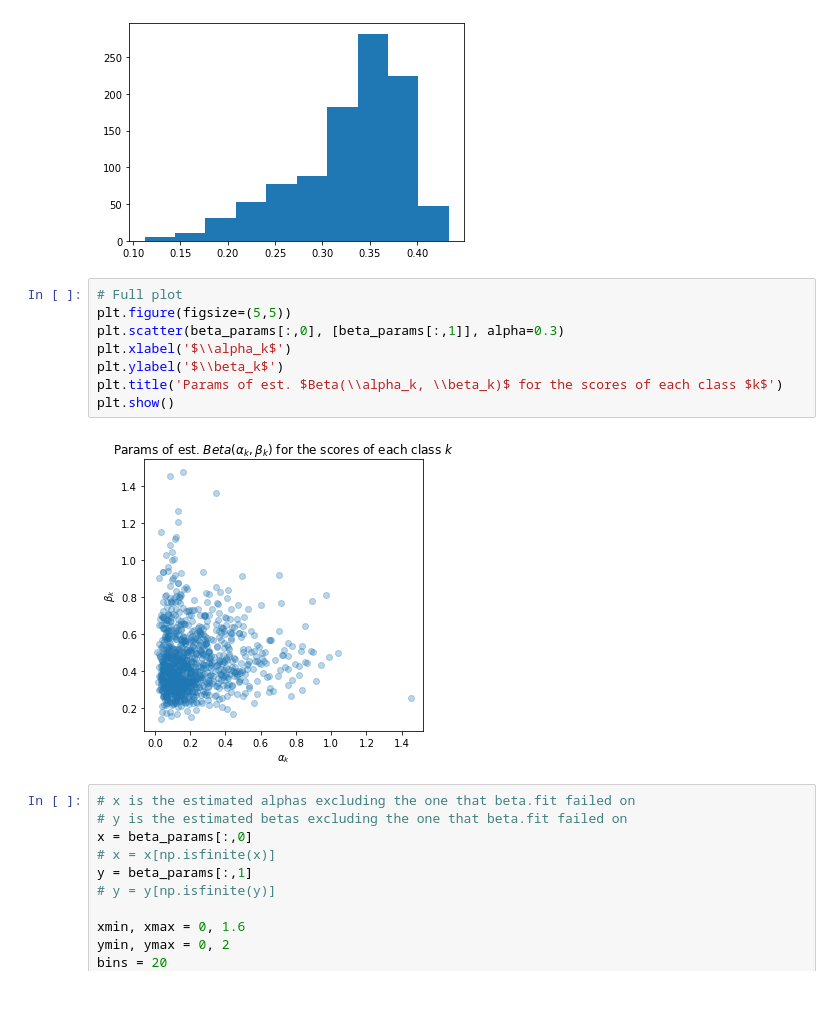
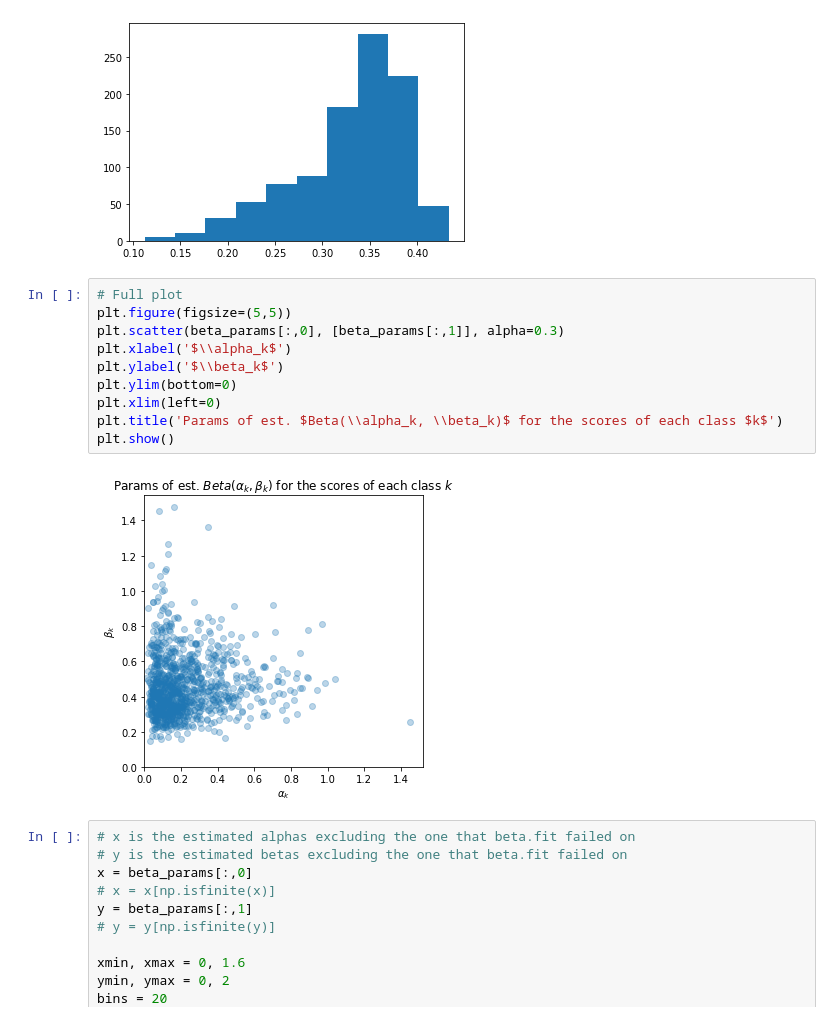
Before and after one commit to tiffanyding/empirical-bayes-conformal, a Jupyter notebook: imagenet_experiments.ipynb, the cells around one changed output. Saved outputs shown, nothing was run; the diff lists cells and outputs as text.

```diff
--- a/imagenet_experiments.ipynb
+++ b/imagenet_experiments.ipynb
@@ -410,13 +475,15 @@ plt.hist(np.sqrt(variance))
 # %%
 # Full plot
 plt.figure(figsize=(5,5))
 plt.scatter(beta_params[:,0], [beta_params[:,1]], alpha=0.3)
 plt.xlabel('$\\alpha_k$')
 plt.ylabel('$\\beta_k$')
+plt.ylim(bottom=0)
+plt.xlim(left=0)
 plt.title('Params of est. $Beta(\\alpha_k, \\beta_k)$ for the scores of each class $k$')
 plt.show()
 # %% [output]
-[figure, old version]
+[figure, new version]
 # %%
 # x is the estimated alphas excluding the one that beta.fit failed on
 # y is the estimated betas excluding the one that beta.fit failed on
```
Also changed, not shown: parts of 17 cells of this notebook, 13 other files.
